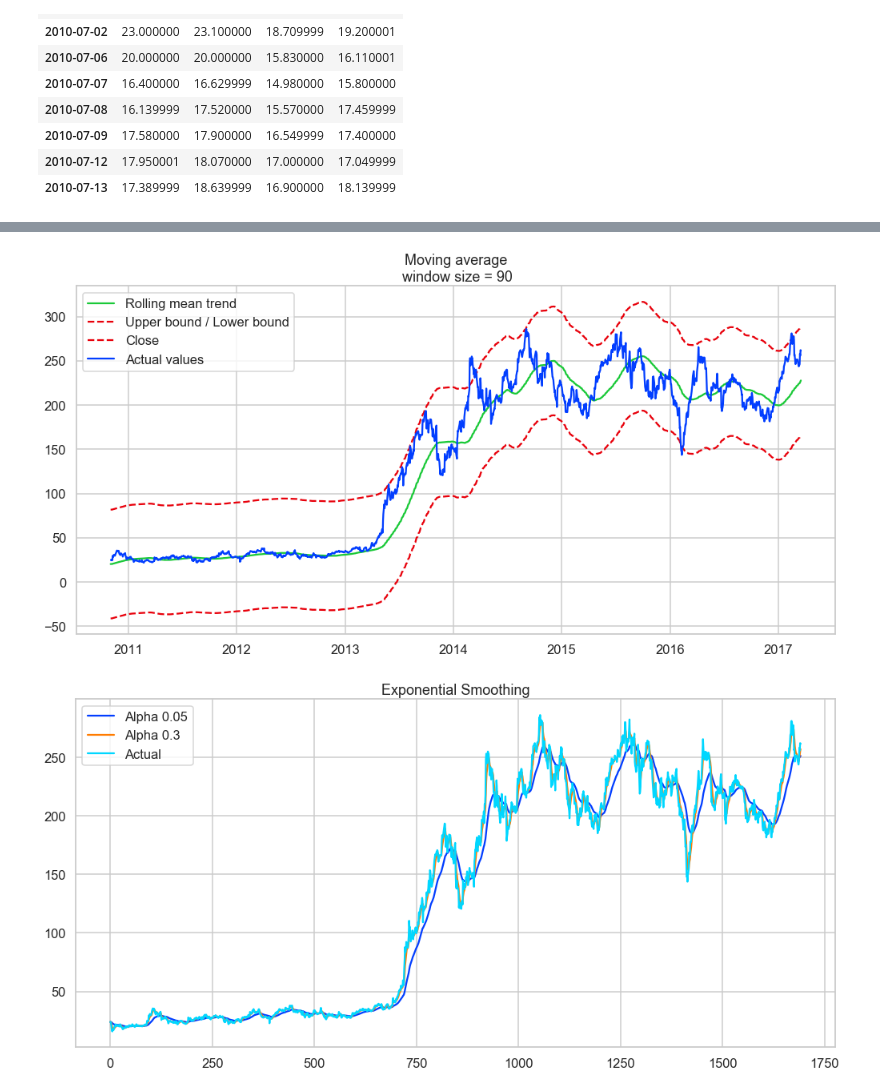
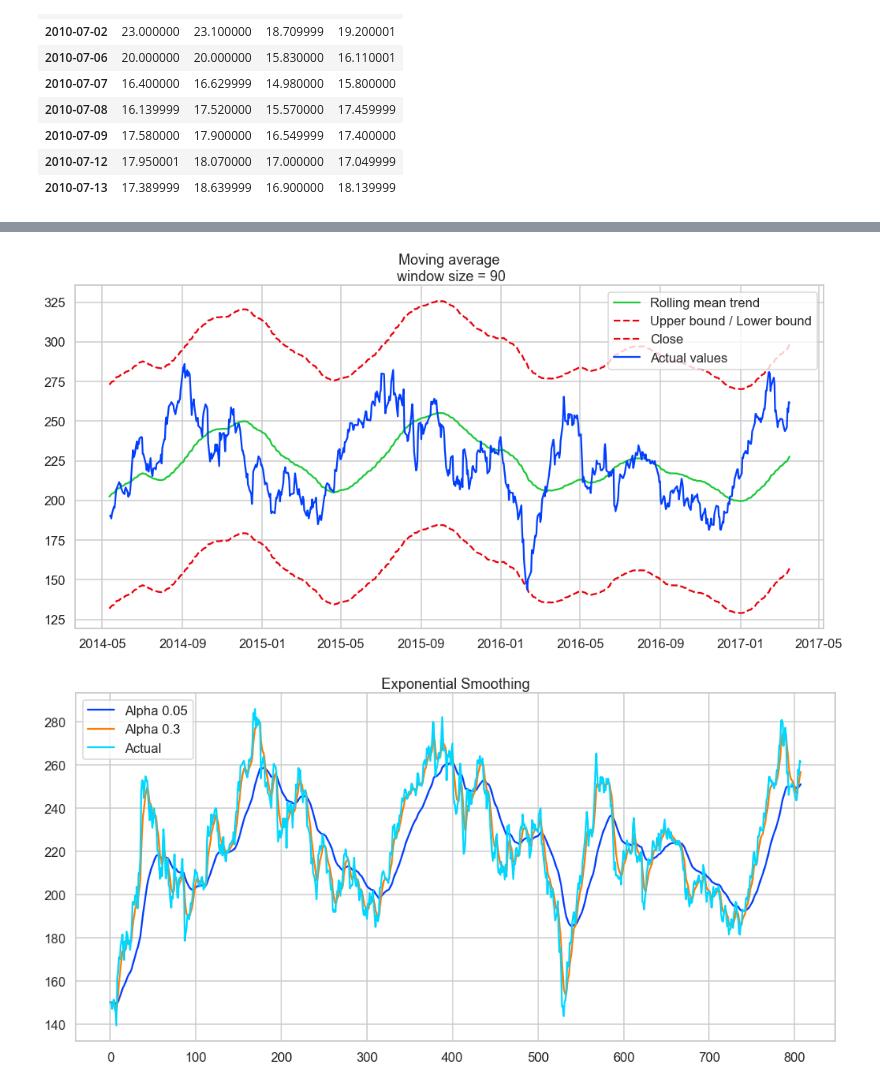
Before and after one commit to JonBebi/Teslock, a Jupyter notebook: Teslock.ipynb, the cells around one changed output, grey strips where cells are left out. Saved outputs shown, nothing was run; the diff lists cells and outputs as text; code cells hidden in the pictures.

```diff
--- a/Teslock.ipynb
+++ b/Teslock.ipynb
@@ -137,7 +157,7 @@ plot_moving_average(df['Close'], 30)
 # %%
-plot_moving_average(df['Close'], 90, plot_intervals=True)
+plot_moving_average(df['Close'].iloc[884:], 90, plot_intervals=True)
 # %% [output]
-[figure, old version]
+[figure, new version]
 # %%
 def exponential_smoothing(series, alpha):
     result = [series[0]]
@@ -156,9 +176,9 @@ def plot_exponential_smoothing(series, alphas):
     plt.title("Exponential Smoothing")
     plt.grid(True)
 # %%
-plot_exponential_smoothing(df['Close'], [0.05, 0.3])
+plot_exponential_smoothing(df['Close'].iloc[884:], [0.05, 0.3])
 # %% [output]
-[figure, old version]
+[figure, new version]
 # %%
 def double_exponential_smoothing(series, alpha, beta):
     result = [series[0]]
```
Also changed, not shown: parts of 5 cells of this notebook.
